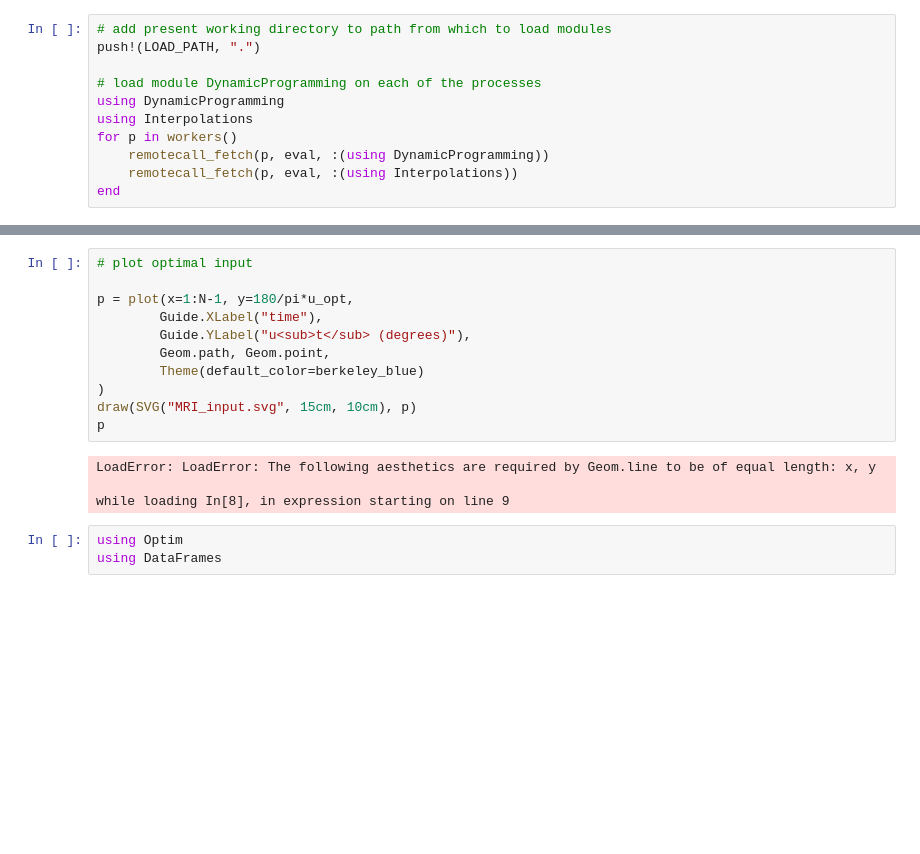
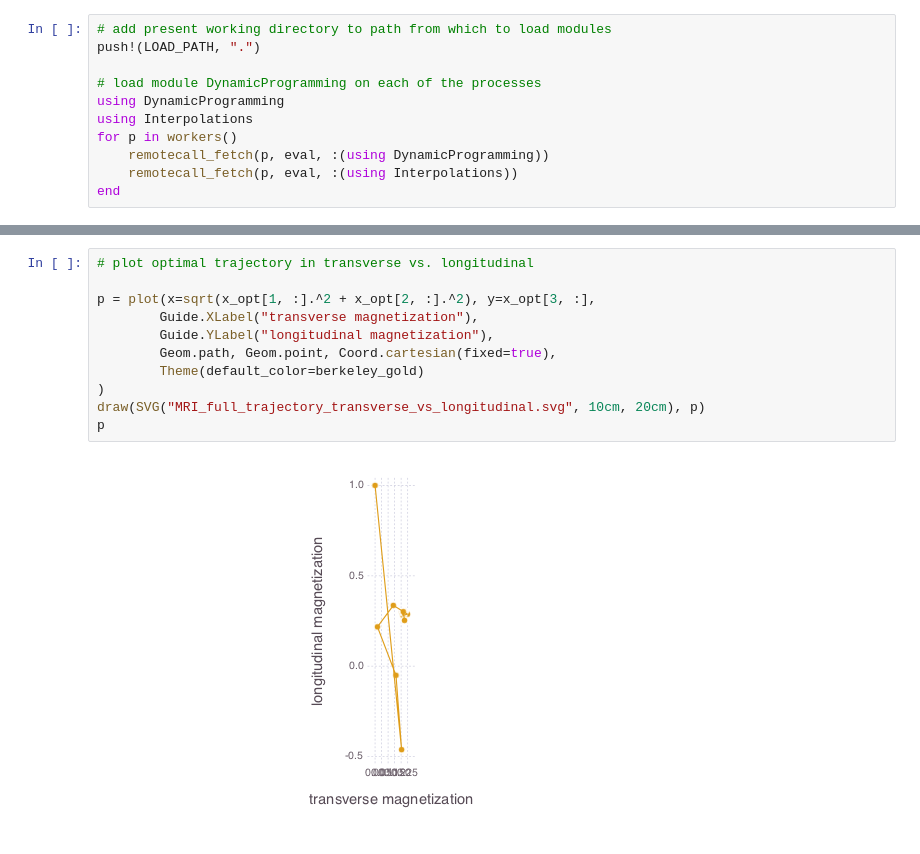
Before and after one commit to maidens/ACC-2017, a Jupyter notebook: src/DP_MR_fingerprinting_in_3_dimensions.ipynb, the cells around one changed output, grey strips where cells are left out. Saved outputs shown, nothing was run; the diff lists cells and outputs as text; blank space fills up the shorter version.

```diff
--- a/src/DP_MR_fingerprinting_in_3_dimensions.ipynb
+++ b/src/DP_MR_fingerprinting_in_3_dimensions.ipynb
@@ -144,18 +162,13 @@ p
 # %%
-# plot optimal input
+# plot optimal trajectory in transverse vs. longitudinal
 
-p = plot(x=1:N-1, y=180/pi*u_opt,
-        Guide.XLabel("time"),
-        Guide.YLabel("u<sub>t</sub> (degrees)"),
-        Geom.path, Geom.point,
-        Theme(default_color=berkeley_blue)
+p = plot(x=sqrt(x_opt[1, :].^2 + x_opt[2, :].^2), y=x_opt[3, :],
+        Guide.XLabel("transverse magnetization"),
+        Guide.YLabel("longitudinal magnetization"),
+        Geom.path, Geom.point, Coord.cartesian(fixed=true),
+        Theme(default_color=berkeley_gold)
 )
-draw(SVG("MRI_input.svg", 15cm, 10cm), p)
+draw(SVG("MRI_full_trajectory_transverse_vs_longitudinal.svg", 10cm, 20cm), p)
 p
 # %% [output]
-LoadError: LoadError: The following aesthetics are required by Geom.line to be of equal length: x, y
-
-while loading In[8], in expression starting on line 9
+[figure, added]
-# %%
-using Optim
-using DataFrames
```
Also changed, not shown: parts of 12 cells of this notebook, 1 other file.
